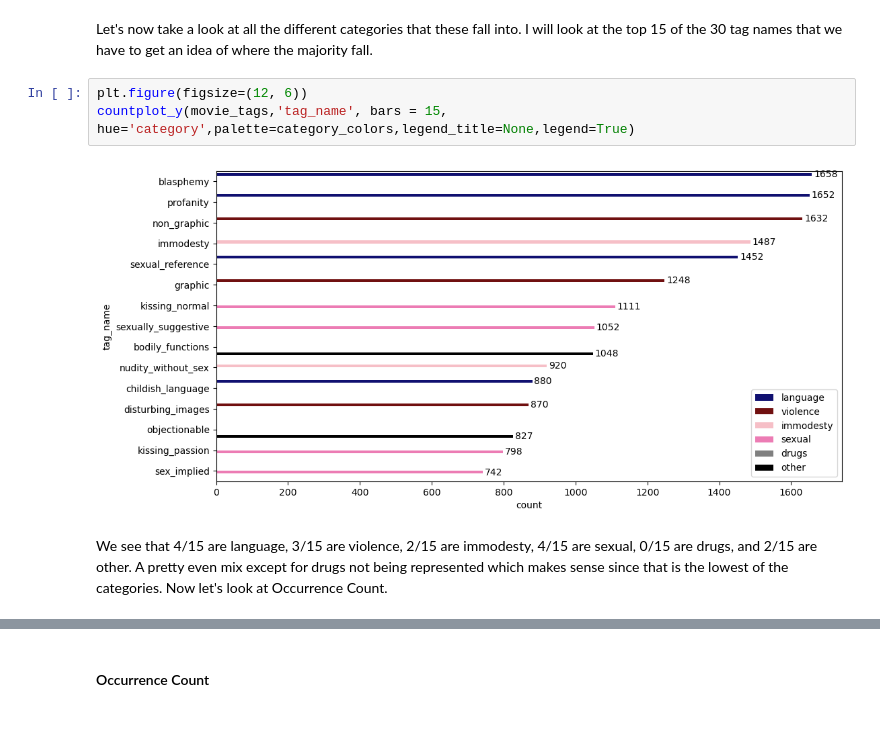
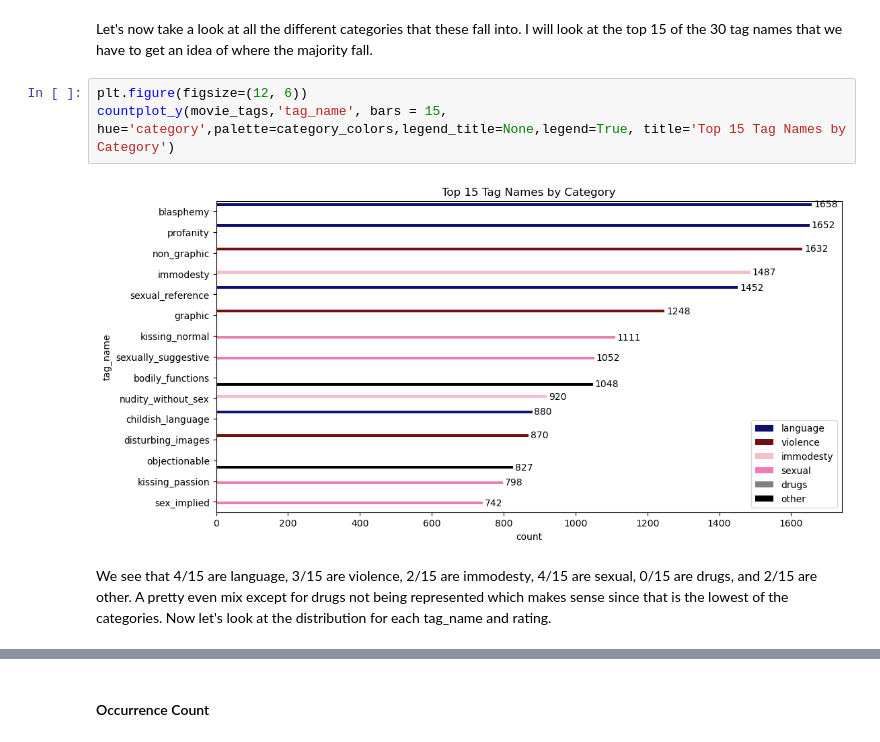
Before and after one commit to mcoulombe021/Springboard, a Jupyter notebook: Capstone 3/Exploratory Data Analysis.ipynb, the cells around one changed output, grey strips where cells are left out. Saved outputs shown, nothing was run; the diff lists cells and outputs as text.

```diff
--- a/Capstone 3/Exploratory Data Analysis.ipynb
+++ b/Capstone 3/Exploratory Data Analysis.ipynb
@@ -588,8 +610,8 @@ Name: tag_name, dtype: object
 Let's now take a look at all the different categories that these fall into. I will look at the top 15 of the 30 tag names that we have to get an idea of where the majority fall.
 # %%
 plt.figure(figsize=(12, 6))
-countplot_y(movie_tags,'tag_name', bars = 15, hue='category',palette=category_colors,legend_title=None,legend=True)
+countplot_y(movie_tags,'tag_name', bars = 15, hue='category',palette=category_colors,legend_title=None,legend=True, title='Top 15 Tag Names by Category')
 # %% [output]
-[figure, old version]
+[figure, new version]
 # %% [markdown]
-We see that 4/15 are language, 3/15 are violence, 2/15 are immodesty, 4/15 are sexual, 0/15 are drugs, and 2/15 are other. A pretty even mix except for drugs not being represented which makes sense since that is the lowest of the categories. Now let's look at Occurrence Count.
+We see that 4/15 are language, 3/15 are violence, 2/15 are immodesty, 4/15 are sexual, 0/15 are drugs, and 2/15 are other. A pretty even mix except for drugs not being represented which makes sense since that is the lowest of the categories. Now let's look at the distribution for each tag_name and rating.
```
Also changed, not shown: parts of 7 cells of this notebook, 4 other files.
